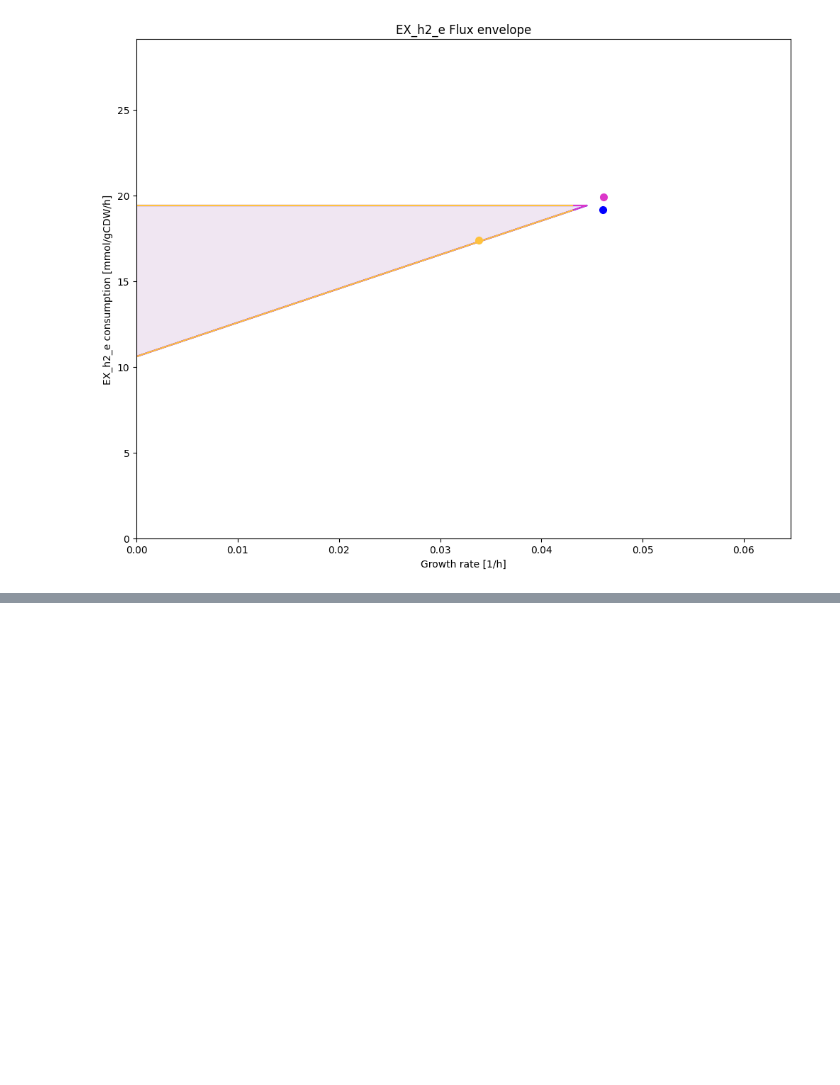
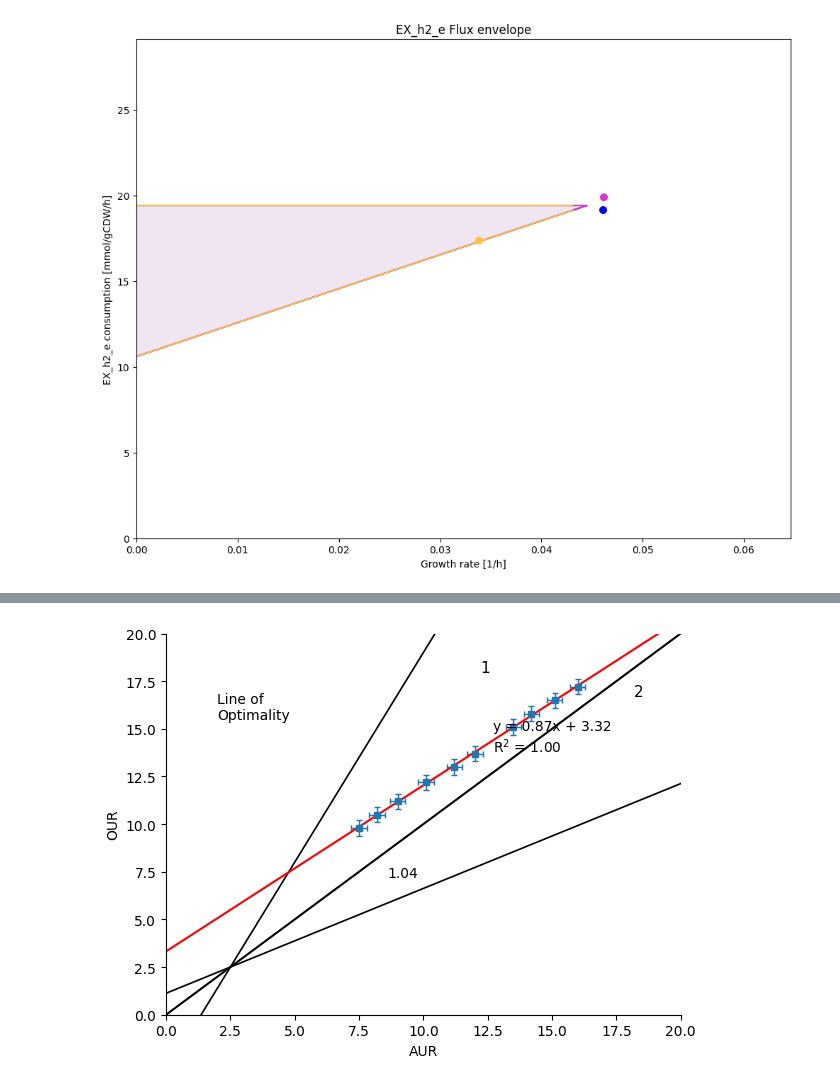
Before and after one commit to AzizBenA/iABA974_SoF1_GEM, a Jupyter notebook: Scripts/Model_manipulation.ipynb, the cells around one changed output, grey strips where cells are left out. Cells and saved outputs as stored; diff of their text form; code cells hidden in the pictures; blank space fills up the shorter version.

```diff
--- a/Scripts/Model_manipulation.ipynb
+++ b/Scripts/Model_manipulation.ipynb
@@ -1960,0 +1745,97 @@ Changing GAM to 10.0 mmol_ATP/gCDW
+# %%
+import numpy as np
+import matplotlib.pyplot as plt
+
+# ----------------------------
+# 1) Replace with YOUR data
+# ----------------------------
+x = np.array([7.5, 8.2, 9.0, 10.1, 11.2, 12.0, 13.5, 14.2, 15.1, 16.0])
+y = np.array([9.8, 10.5, 11.2, 12.2, 13.0, 13.7, 15.1, 15.8, 16.5, 17.2])
+
+# Optional error bars (set to None if you don't have them)
+xerr = np.array([0.3]*len(x))
+yerr = np.array([0.4]*len(y))
+
+# ----------------------------
+# 2) Linear regression + R^2
+# ----------------------------
+m, b = np.polyfit(x, y, 1)
+y_hat = m*x + b
+ss_res = np.sum((y - y_hat)**2)
+ss_tot = np.sum((y - np.mean(y))**2)
+r2 = 1 - ss_res/ss_tot
+
+# ----------------------------
+# 3) Plot limits
+# ----------------------------
+xmin, xmax = 0, 20
+ymin, ymax = 0, 20
+
+xx = np.linspace(xmin, xmax, 400)
+
+# "Line of optimality" (often y=x)
+y_opt = xx
+
+# "Wedge" lines around optimality:
+# Choose slopes to match your figure/definition
+upper_slope = 2.2   # steeper boundary
+lower_slope = 0.55  # flatter boundary
+
+# If you want the wedge to start at a point other than (0,0), set (x0, y0)
+x0, y0 = 2.5, 2.5
+y_upper = y0 + upper_slope*(xx - x0)
+y_lower = y0 + lower_slope*(xx - x0)
+
+# Regression line
+y_reg = m*xx + b
+
+# ----------------------------
+# 4) Draw
+# ----------------------------
+fig, ax = plt.subplots(figsize=(6.2, 4.6))
+
+# Data (with error bars like in your figure)
+if xerr is not None or yerr is not None:
+    ax.errorbar(x, y, xerr=xerr, yerr=yerr, fmt='s', ms=4,
+                capsize=2, elinewidth=1)
+else:
+    ax.plot(x, y, 's', ms=4)
+
+# Line of optimality (black)
+ax.plot(xx, y_opt, color='k', linewidth=1.5)
+
+# Wedge boundary lines (black)
+ax.plot(xx, y_upper, color='k', linewidth=1.2)
+ax.plot(xx, y_lower, color='k', linewidth=1.2)
+
+# Regression line (red)
+ax.plot(xx, y_reg, color='red', linewidth=1.5)
+
+# Labels, limits, ticks
+ax.set_xlim(xmin, xmax)
+ax.set_ylim(ymin, ymax)
+ax.set_xlabel("AUR")
+ax.set_ylabel("OUR")
+
+# ----------------------------
+# 5) Text annotations (equation, R^2, labels)
+# ----------------------------
+eq_text = f"y = {m:.2f}x + {b:.2f}\nR$^2$ = {r2:.2f}"
+ax.text(12.7, 13.8, eq_text, fontsize=10)
+
+ax.text(2.0, 15.5, "Line of\nOptimality", fontsize=10)
+
+# Example of putting "1" and "2" near regions (adjust positions)
+ax.text(12.2, 18.0, "1", fontsize=11)
+ax.text(18.2, 16.7, "2", fontsize=11)
+
+# Example showing a ratio like "1.04" near the wedge (just a label)
+ax.text(8.6, 7.2, "1.04", fontsize=10)
+
+ax.spines['top'].set_visible(False)
+ax.spines['right'].set_visible(False)
+
+plt.tight_layout()
+plt.show()
+# %% [output]
+[figure, added]
```
Also changed, not shown: parts of 25 cells of this notebook, 10 other files.
